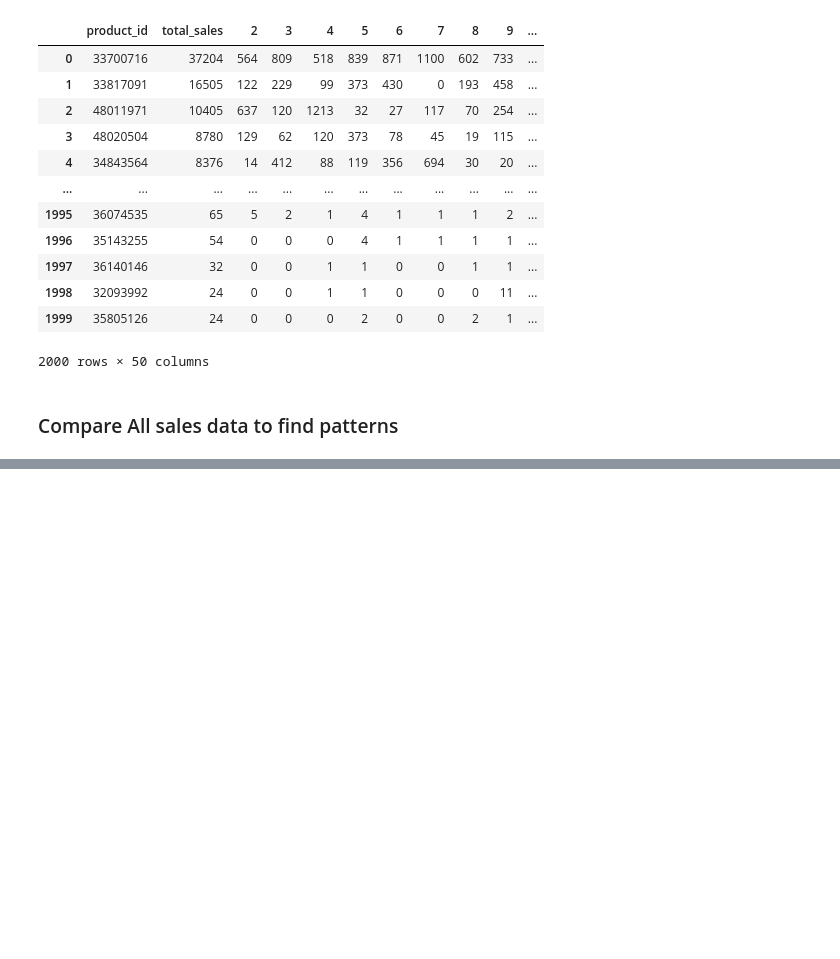
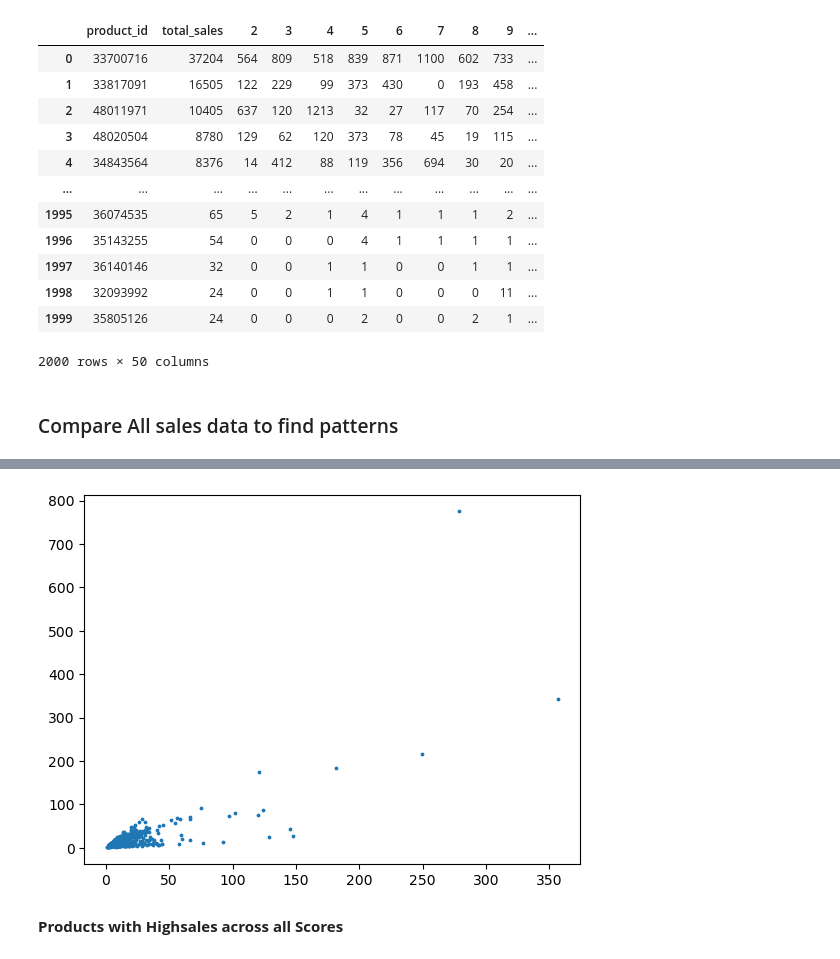
Before and after one commit to khalilvandian/Marketing-Analysis-unimib, a Jupyter notebook: EDA_BasicDatasetProperties.ipynb, the cells around one changed output, grey strips where cells are left out. Saved outputs shown, nothing was run; the diff lists cells and outputs as text; code cells hidden in the pictures; blank space fills up the shorter version.

```diff
--- a/EDA_BasicDatasetProperties.ipynb
+++ b/EDA_BasicDatasetProperties.ipynb
@@ -526,0 +685,8 @@ product_sales_aggregation
+# %%
+# scatter plot of mean and std with small dots
+plt.scatter(product_metrics_across_stores['std'], product_metrics_across_stores['mean'], s=3)
+plt.show()
+# %% [output]
+[figure, added]
+# %% [markdown]
+**Products with Highsales across all Scores**
```
Also changed, not shown: parts of 25 cells of this notebook.
